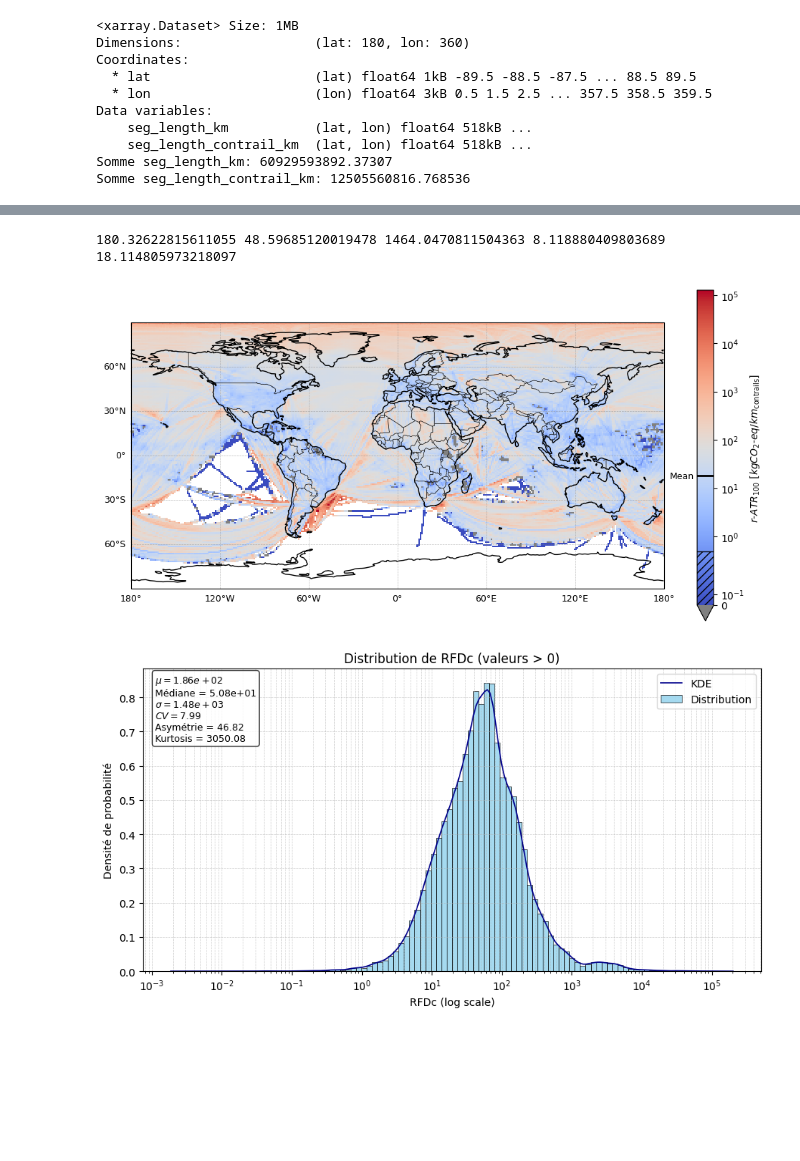
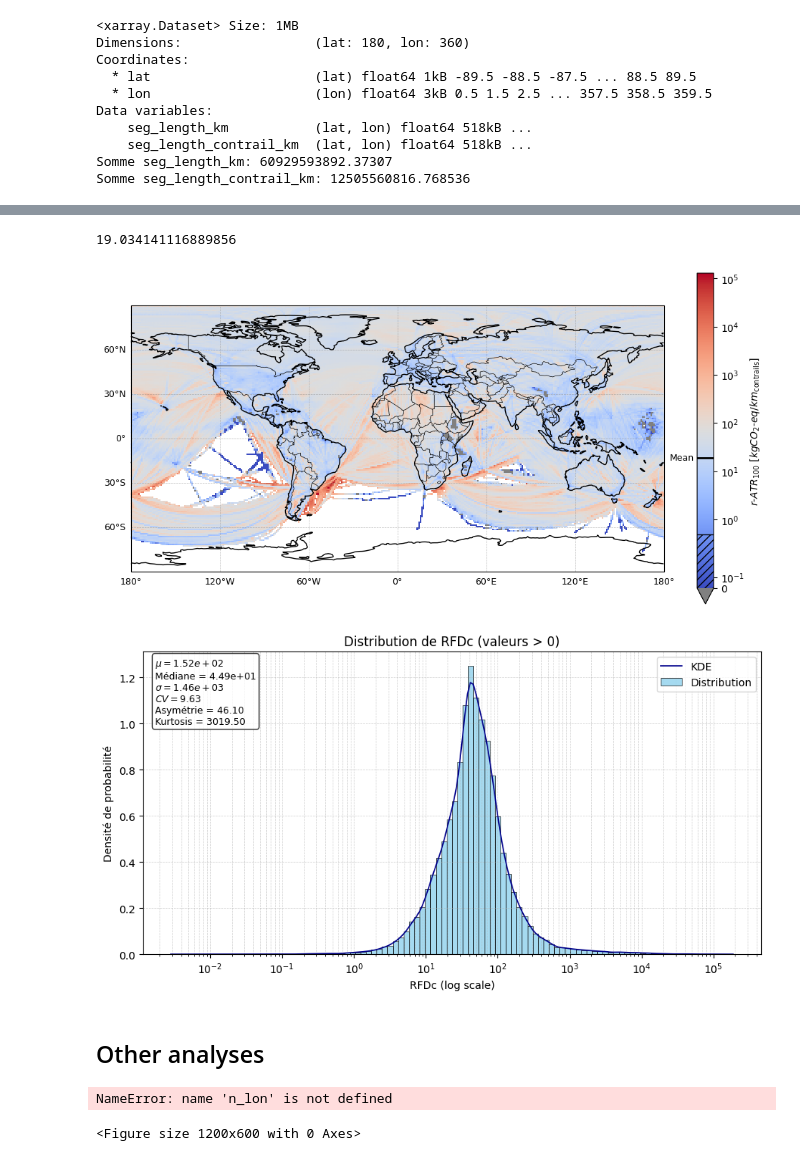
Before and after one commit to AeroMAPS/AeroCM, a Jupyter notebook: map.ipynb, the cells around one changed output, grey strips where cells are left out. Saved outputs shown, nothing was run; the diff lists cells and outputs as text; code cells hidden in the pictures; blank space fills up the shorter version.

```diff
--- a/map.ipynb
+++ b/map.ipynb
@@ -39 +45,4 @@ Somme seg_length_contrail_km: 12505560816.768536
+# %%
+file_path = 'EF_and_RF_per_contrail_length_2019.nc'
+file_path = 'output_mean.nc'
 # %%
@@ -113,6 +90,6 @@ plt.show()
 # %%
 # rf_transformed est un xarray.DataArray
-rf_lin_cleaned = ds['RFD'].where(np.isfinite(ds['RFD']), np.nan)/n_lat/n_lon#*dsl['seg_length_km']/sum_seg_length_km
+rf_lin_cleaned = ds['RFD'].where(np.isfinite(ds['RFD']), np.nan) * ds['areacella'] / ds['areacella'].sum(dim=['lat','lon'])
 rf_transformed = ratr_contrails(time_horizon, rf_lin_cleaned, ratio_erf_rf_contrails, efficacy_erf_contrails)
 data = rf_transformed
 
@@ -181,6 +158,6 @@ cbar.ax.add_patch(Rectangle(
 ))
 cbar.ax.axhline(linthresh, color='black', linewidth=1.0)
 
-#plt.savefig("map1.pdf")
+plt.savefig("map1.pdf")
 plt.show()
 # %% [output]
@@ -244,6 +220,6 @@ mean_rfdc = ds['RFDc'].where(np.isfinite(ds['RFDc']), np.nan)/n_lat/n_lon * dsl[
 # %%
 # rf_transformed est un xarray.DataArray
-rf_lin_cleaned = ds['RFDc'].where(np.isfinite(ds['RFDc']), np.nan)/n_lat/n_lon
+rf_lin_cleaned = ds['RFDc'].where(np.isfinite(ds['RFDc']), np.nan) * ds['areacella'] / ds['areacella'].sum(dim=['lat','lon'])
 rf_transformed = ratr_contrails(time_horizon, rf_lin_cleaned, ratio_erf_rf_contrails, efficacy_erf_contrails)
 data = rf_transformed
 
@@ -287,37 +263,36 @@ gl = ax.gridlines(draw_labels=True, linewidth=0.5, color='gray', alpha=0.5, line
 gl.top_labels = False
 gl.right_labels = False
 gl.xlabel_style = {'size': 9}
 gl.ylabel_style = {'size': 9}
 
 pcm = ax.pcolormesh(data['lon'], data['lat'], plot_data,
                     cmap=cmap, norm=norm,
                     transform=ccrs.PlateCarree())
 
 cbar = plt.colorbar(pcm, ax=ax, extend='min')
 cbar.ax.axhline(mean_atr_c, color='black', linewidth=2)
 cbar.ax.text(-0.2, mean_atr_c, 'Mean', va='center', ha='right', color='black', fontsize=9, transform=cbar.ax.get_yaxis_transform())
 cbar.set_label(r"$r\text{-}ATR_{100}$ [$kgCO_2\text{-}eq/km_{\text{contrails}}$]", fontsize=10)
 
 linear_min = 0
 linear_max = linthresh
 
 cbar.ax.add_patch(Rectangle(
     (0, linear_min),
     1, linear_max - linear_min,
     transform=cbar.ax.transData,
     hatch='///',
     fill=False,
     edgecolor='black',
     linewidth=0.0
 ))
 cbar.ax.axhline(linthresh, color='black', linewidth=1.0)
 
-#plt.savefig("map2.pdf")
+plt.savefig("map2.pdf")
 plt.show()
 # %% [output]
-180.32622815611055 48.59685120019478 1464.0470811504363 8.118880409803689
-18.114805973218097
+19.034141116889856
-[figure, old version]
+[figure, new version]
 # %%
 import numpy as np
 import matplotlib.pyplot as plt
@@ -366,7 +341,36 @@ plt.legend()
 plt.tight_layout()
 plt.show()
 # %% [output]
-[figure, old version]
+[figure, new version]
+# %% [markdown]
+## Other analyses
+# %%
+# Tracer la carte
+plt.figure(figsize=(12, 6))
+
+rf_lin_cleaned = ds['RFD'].where(np.isfinite(ds['RFD']), np.nan)/n_lon/n_lat
+
+vmin = 1e-15
+vmax = np.nanmax(rf_lin_cleaned)
+
+# Projection de la carte (Plate Carrée pour une grille régulière)
+ax = plt.axes(projection=ccrs.PlateCarree())
+rf_plot = plt.pcolormesh(ds['lon'], ds['lat'], rf_lin_cleaned,
+                         transform=ccrs.PlateCarree(), cmap='coolwarm',
+                         norm=mcolors.LogNorm(vmin=vmin, vmax=vmax))
+
+# Ajouter les côtes et autres éléments
+ax.coastlines()
+ax.add_feature(cfeature.BORDERS, linewidth=0.5)
+ax.set_global()
+plt.colorbar(rf_plot)
+plt.title("Distribution de RF_lin (nettoyée) sur le globe")
+plt.tight_layout()
+
+plt.show()
+# %% [output]
+NameError: name 'n_lon' is not defined
+<Figure size 1200x600 with 0 Axes>
 # %%
 # rf_transformed est un xarray.DataArray
 rf_lin_cleaned = dsl['seg_length_contrail_km'].where(np.isfinite(dsl['seg_length_contrail_km']), np.nan)/dsl['seg_length_km'].where(np.isfinite(dsl['seg_length_km']), np.nan)
```
Also changed, not shown: parts of 9 cells of this notebook, 7 other files.
